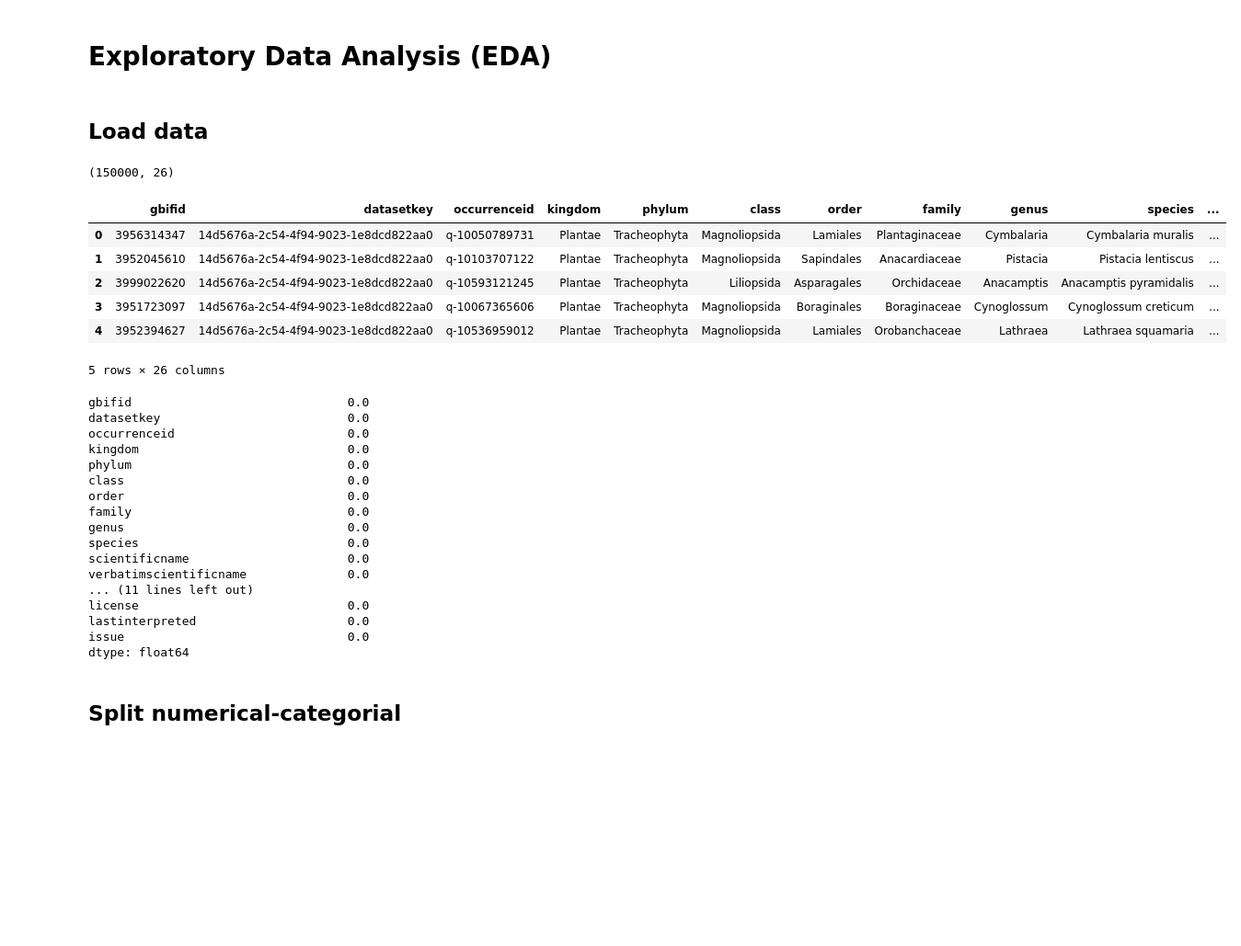
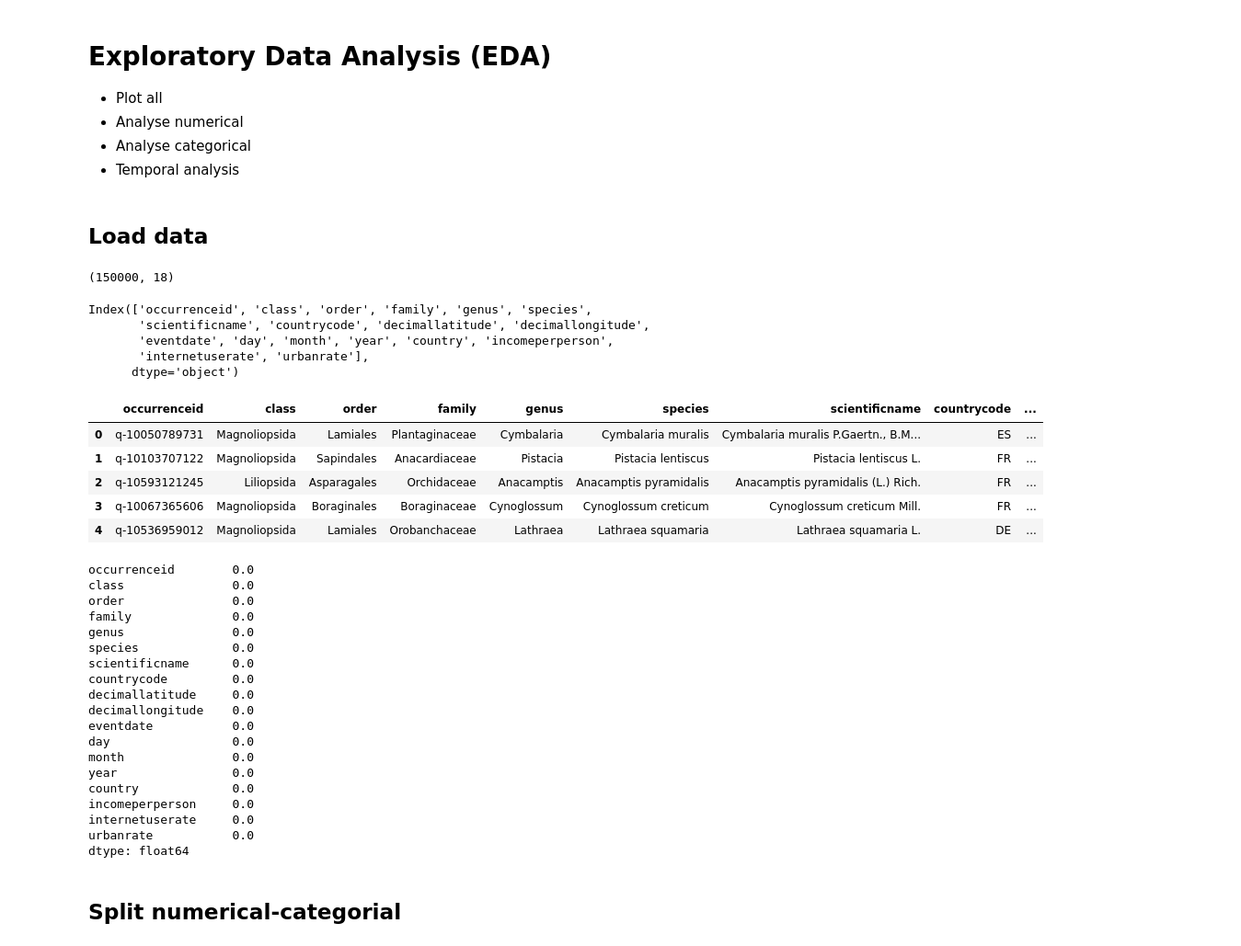
Before and after one commit to Tallaringues/mid-bootcamp-project-plantanet, a Jupyter notebook: Notebooks/EDA.ipynb, the cells around one changed output. Shown at 92% size. Cells and saved outputs as stored; diff of their text form; code cells hidden in the pictures; blank space fills up the shorter version.

```diff
--- a/Notebooks/EDA.ipynb
+++ b/Notebooks/EDA.ipynb
@@ -1,42 +1,53 @@
 # %% [markdown]
 # Exploratory Data Analysis (EDA)
+- Plot all
+- Analyse numerical
+- Analyse categorical
+- Temporal analysis
 # %%
 import numpy as np
 import pandas as pd
 # %% [markdown]
 ## Load data
 # %%
-plant = pd.read_csv('../Data/clean/plantanet_clean.csv', sep='\t')
+plant = pd.read_csv('../Data/clean/plantanet_internet_gdp.csv', sep=',')
 display(plant.shape)
+display(plant.columns)
 plant.head()
 # %% [output]
-(150000, 26)
+(150000, 18)
+Index(['occurrenceid', 'class', 'order', 'family', 'genus', 'species',
+       'scientificname', 'countrycode', 'decimallatitude', 'decimallongitude',
+       'eventdate', 'day', 'month', 'year', 'country', 'incomeperperson',
+       'internetuserate', 'urbanrate'],
+      dtype='object')
-|  | gbifid | datasetkey | occurrenceid | kingdom | phylum | class | order | family | genus | species | ... |
-| 0 | 3956314347 | 14d5676a-2c54-4f94-9023-1e8dcd822aa0 | q-10050789731 | Plantae | Tracheophyta | Magnoliopsida | Lamiales | Plantaginaceae | Cymbalaria | Cymbalaria muralis | ... |
-| 1 | 3952045610 | 14d5676a-2c54-4f94-9023-1e8dcd822aa0 | q-10103707122 | Plantae | Tracheophyta | Magnoliopsida | Sapindales | Anacardiaceae | Pistacia | Pistacia lentiscus | ... |
-| 2 | 3999022620 | 14d5676a-2c54-4f94-9023-1e8dcd822aa0 | q-10593121245 | Plantae | Tracheophyta | Liliopsida | Asparagales | Orchidaceae | Anacamptis | Anacamptis pyramidalis | ... |
-| 3 | 3951723097 | 14d5676a-2c54-4f94-9023-1e8dcd822aa0 | q-10067365606 | Plantae | Tracheophyta | Magnoliopsida | Boraginales | Boraginaceae | Cynoglossum | Cynoglossum creticum | ... |
-| 4 | 3952394627 | 14d5676a-2c54-4f94-9023-1e8dcd822aa0 | q-10536959012 | Plantae | Tracheophyta | Magnoliopsida | Lamiales | Orobanchaceae | Lathraea | Lathraea squamaria | ... |
+|  | occurrenceid | class | order | family | genus | species | scientificname | countrycode | ... |
+| 0 | q-10050789731 | Magnoliopsida | Lamiales | Plantaginaceae | Cymbalaria | Cymbalaria muralis | Cymbalaria muralis P.Gaertn., B.M... | ES | ... |
+| 1 | q-10103707122 | Magnoliopsida | Sapindales | Anacardiaceae | Pistacia | Pistacia lentiscus | Pistacia lentiscus L. | FR | ... |
+| 2 | q-10593121245 | Liliopsida | Asparagales | Orchidaceae | Anacamptis | Anacamptis pyramidalis | Anacamptis pyramidalis (L.) Rich. | FR | ... |
+| 3 | q-10067365606 | Magnoliopsida | Boraginales | Boraginaceae | Cynoglossum | Cynoglossum creticum | Cynoglossum creticum Mill. | FR | ... |
+| 4 | q-10536959012 | Magnoliopsida | Lamiales | Orobanchaceae | Lathraea | Lathraea squamaria | Lathraea squamaria L. | DE | ... |
-5 rows × 26 columns
 # %%
 plant.isnull().sum()/len(plant) # double-check that there are no missing values
 # %% [output]
-gbifid                              0.0
-datasetkey                          0.0
-occurrenceid                        0.0
-kingdom                             0.0
-phylum                              0.0
-class                               0.0
-order                               0.0
-family                              0.0
-genus                               0.0
-species                             0.0
-scientificname                      0.0
-verbatimscientificname              0.0
-... (11 lines left out)
-license                             0.0
-lastinterpreted                     0.0
-issue                               0.0
+occurrenceid        0.0
+class               0.0
+order               0.0
+family              0.0
+genus               0.0
+species             0.0
+scientificname      0.0
+countrycode         0.0
+decimallatitude     0.0
+decimallongitude    0.0
+eventdate           0.0
+day                 0.0
+month               0.0
+year                0.0
+country             0.0
+incomeperperson     0.0
+internetuserate     0.0
+urbanrate           0.0
 dtype: float64
 # %% [markdown]
 ## Split numerical-categorial
```
Also changed, not shown: parts of 6 cells of this notebook.
